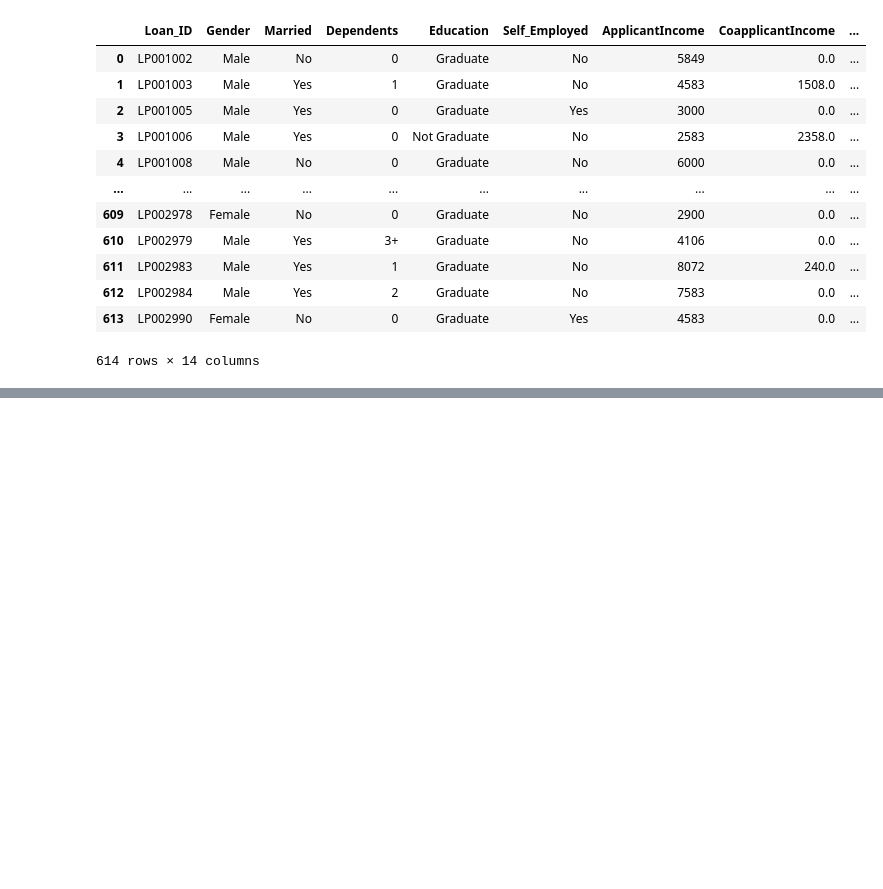
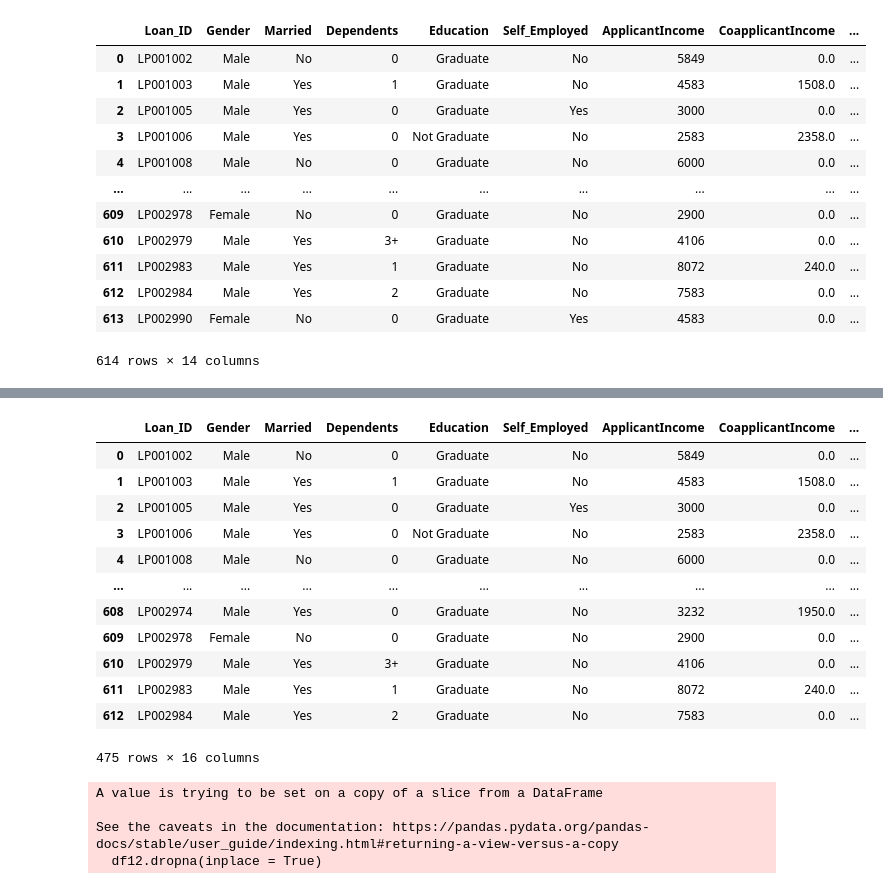
Before and after one commit to Rhy-Shah/DAV-Fundamentals, a Jupyter notebook: fe.ipynb, the cells around one changed output, grey strips where cells are left out. Saved outputs shown, nothing was run; the diff lists cells and outputs as text; code cells hidden in the pictures; blank space fills up the shorter version.

```diff
--- a/fe.ipynb
+++ b/fe.ipynb
@@ -442,0 +546,24 @@ m = (df['Married']=='No') & (df['Gender']=='Male') & (df['Education']=='Graduate
+# %%
+df12 = df[df['Credit_History'] == 1]
+df12
+# %% [output]
+|  | Loan_ID | Gender | Married | Dependents | Education | Self_Employed | ApplicantIncome | CoapplicantIncome | ... |
+| 0 | LP001002 | Male | No | 0 | Graduate | No | 5849 | 0.0 | ... |
+| 1 | LP001003 | Male | Yes | 1 | Graduate | No | 4583 | 1508.0 | ... |
+| 2 | LP001005 | Male | Yes | 0 | Graduate | Yes | 3000 | 0.0 | ... |
+| 3 | LP001006 | Male | Yes | 0 | Not Graduate | No | 2583 | 2358.0 | ... |
+| 4 | LP001008 | Male | No | 0 | Graduate | No | 6000 | 0.0 | ... |
+| ... | ... | ... | ... | ... | ... | ... | ... | ... | ... |
+| 608 | LP002974 | Male | Yes | 0 | Graduate | No | 3232 | 1950.0 | ... |
+| 609 | LP002978 | Female | No | 0 | Graduate | No | 2900 | 0.0 | ... |
+| 610 | LP002979 | Male | Yes | 3+ | Graduate | No | 4106 | 0.0 | ... |
+| 611 | LP002983 | Male | Yes | 1 | Graduate | No | 8072 | 240.0 | ... |
+| 612 | LP002984 | Male | Yes | 2 | Graduate | No | 7583 | 0.0 | ... |
+475 rows × 16 columns
+# %%
+df12.dropna(inplace = True)
+# %% [output]
+A value is trying to be set on a copy of a slice from a DataFrame
+
+See the caveats in the documentation: https://pandas.pydata.org/pandas-docs/stable/user_guide/indexing.html#returning-a-view-versus-a-copy
+  df12.dropna(inplace = True)
```
Also changed, not shown: parts of 16 cells of this notebook.
